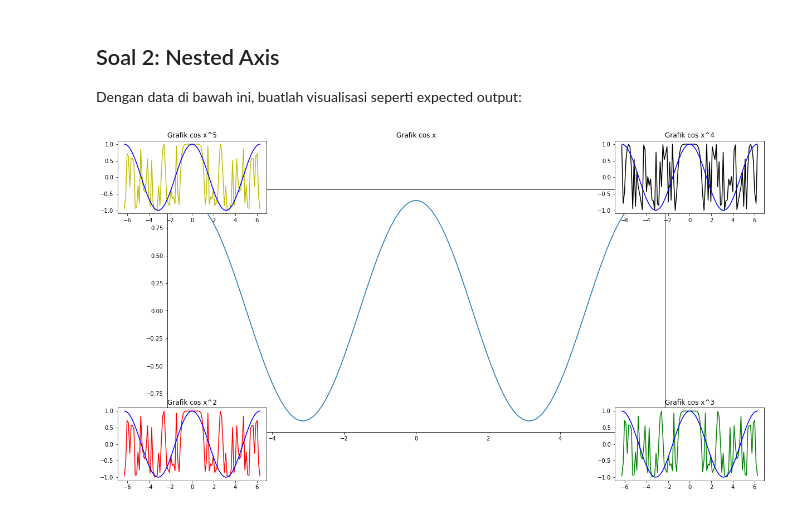
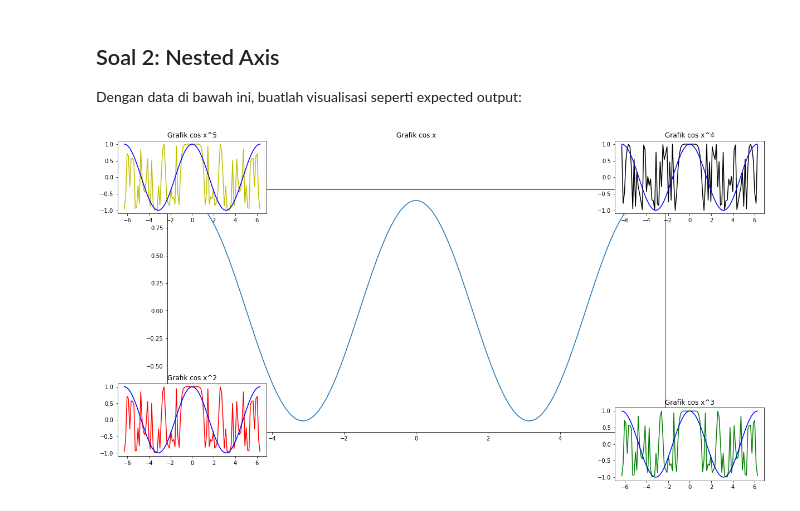
Before and after one commit to amandaps/sanbercode, a Jupyter notebook: Tugas Hari 3 Pekan 3_Amanda Putri.ipynb, the cells around one changed output. Saved outputs shown, nothing was run; the diff lists cells and outputs as text; code cells hidden in the pictures.

```diff
--- a/Tugas Hari 3 Pekan 3_Amanda Putri.ipynb
+++ b/Tugas Hari 3 Pekan 3_Amanda Putri.ipynb
@@ -41,30 +41,30 @@ y5 = np.cos(x**5)
 # %%
 # code here
 fig, ax = plt.subplots(figsize=(16,8))
 ax.plot(x, y)
 ax.set_title('Grafik cos x')
 ins1 = ax.inset_axes([0.9, 0.9, 0.3, 0.3])
 ins1.plot(x, y4, color='black')
 ins1.plot(x, y, color='b')
 ins1.set_title('Grafik cos x^4')
 
 ins2 = ax.inset_axes([-0.1, 0.9, 0.3, 0.3])
 ins2.plot(x, y5, color='y')
 ins2.plot(x, y, color='b')
 ins2.set_title('Grafik cos x^5')
 
-ins3 = ax.inset_axes([-0.1, -0.2, 0.3, 0.3])
+ins3 = ax.inset_axes([-0.1, -0.1, 0.3, 0.3])
 ins3.plot(x, y5, color='r')
 ins3.plot(x, y, color='b')
 ins3.set_title('Grafik cos x^2')
 
 ins4 = ax.inset_axes([0.9, -0.2, 0.3, 0.3])
 ins4.plot(x, y5, color='g')
 ins4.plot(x, y, color='b')
 ins4.set_title('Grafik cos x^3')
 plt.show()
 # %% [output]
-[figure, old version]
+[figure, new version]
 # %% [markdown]
 Expected Output:
 
```
